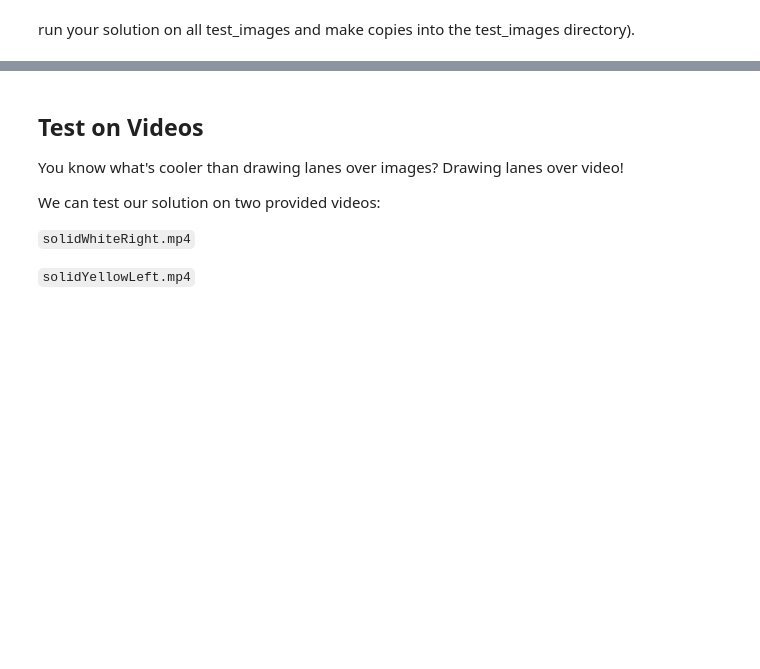
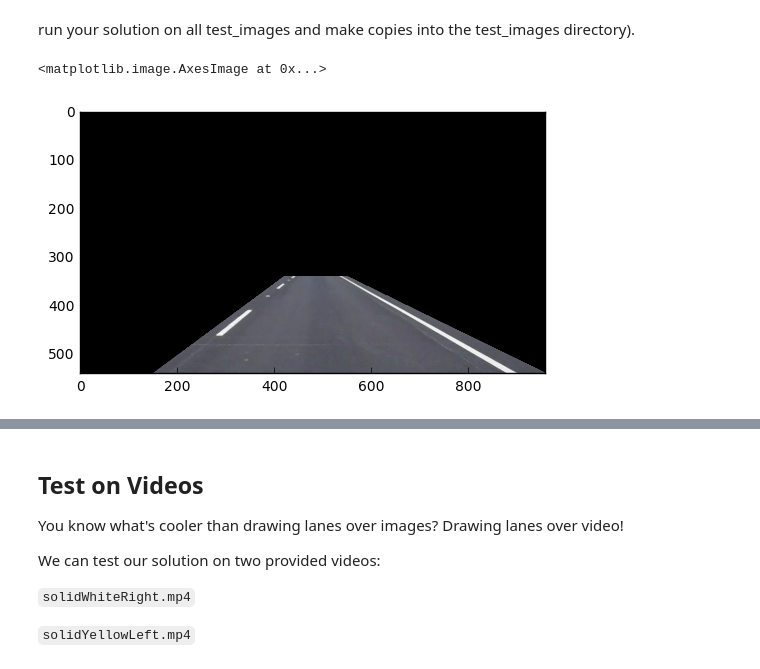
Before and after one commit to cschultz123/CarND-LaneLines-P1, a Jupyter notebook: P1.ipynb, the cells around one changed output, grey strips where cells are left out. Saved outputs shown, nothing was run; the diff lists cells and outputs as text; code cells hidden in the pictures; blank space fills up the shorter version.

```diff
--- a/P1.ipynb
+++ b/P1.ipynb
@@ -169,6 +169,31 @@ os.listdir("test_images/")
  'solidYellowCurve.jpg']
 # %% [markdown]
 run your solution on all test_images and make copies into the test_images directory).
+# %%
+image = mpimg.imread("test_images/solidWhiteCurve.jpg")
+
+mask = np.zeros_like(image)
+
+#defining a 3 channel or 1 channel color to fill the mask with depending on the input image
+if len(mask.shape) > 2:
+    channel_count = mask.shape[2]  # i.e. 3 or 4 depending on your image
+    ignore_mask_color = (255,) * channel_count
+else:
+    ignore_mask_color = 255
+
+dim_y, dim_x, channel = mask.shape
+bl_vertex = [150, dim_y]
+br_vertex = [dim_x, dim_y]
+tl_vertex = [dim_x/2-60, 340]
+tr_vertex = [dim_x/2+70, 340]
+trapezoid = np.array([bl_vertex, br_vertex, tr_vertex, tl_vertex], np.int32)
+
+region = region_of_interest(image, [trapezoid])
+
+plt.imshow(region)
+# %% [output]
+<matplotlib.image.AxesImage at 0x...>
+[figure, added]
 # %%
 # Determine parameters for Canny, Region and Hough Lines that yields the best result for all images.
 
```
Also changed, not shown: parts of 4 cells of this notebook.
